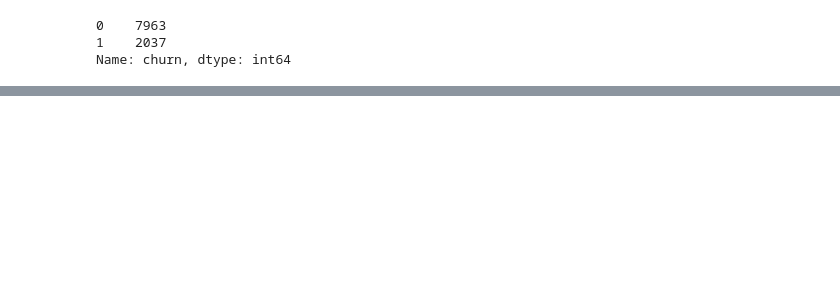
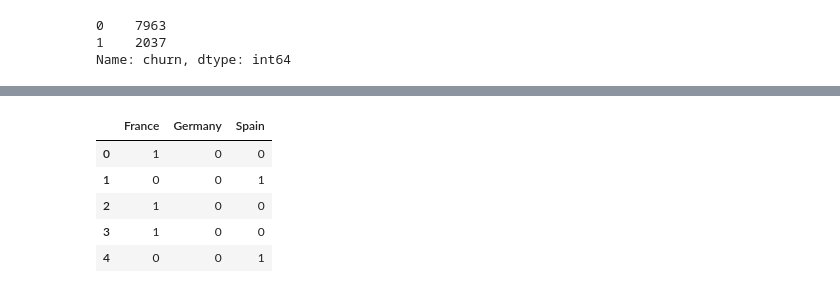
Before and after one commit to mmwitters/CDA_Project, a Jupyter notebook: Final Project.ipynb, the cells around one changed output, grey strips where cells are left out. Saved outputs shown, nothing was run; the diff lists cells and outputs as text; code cells hidden in the pictures; blank space fills up the shorter version.

```diff
--- a/Final Project.ipynb
+++ b/Final Project.ipynb
@@ -131,0 +136,10 @@ Name: churn, dtype: int64
+# %%
+c_one_hot = pd.get_dummies(data['country'])
+c_one_hot.head()
+# %% [output]
+|  | France | Germany | Spain |
+| 0 | 1 | 0 | 0 |
+| 1 | 0 | 0 | 1 |
+| 2 | 1 | 0 | 0 |
+| 3 | 1 | 0 | 0 |
+| 4 | 0 | 0 | 1 |
```
Also changed, not shown: parts of 9 cells of this notebook.
